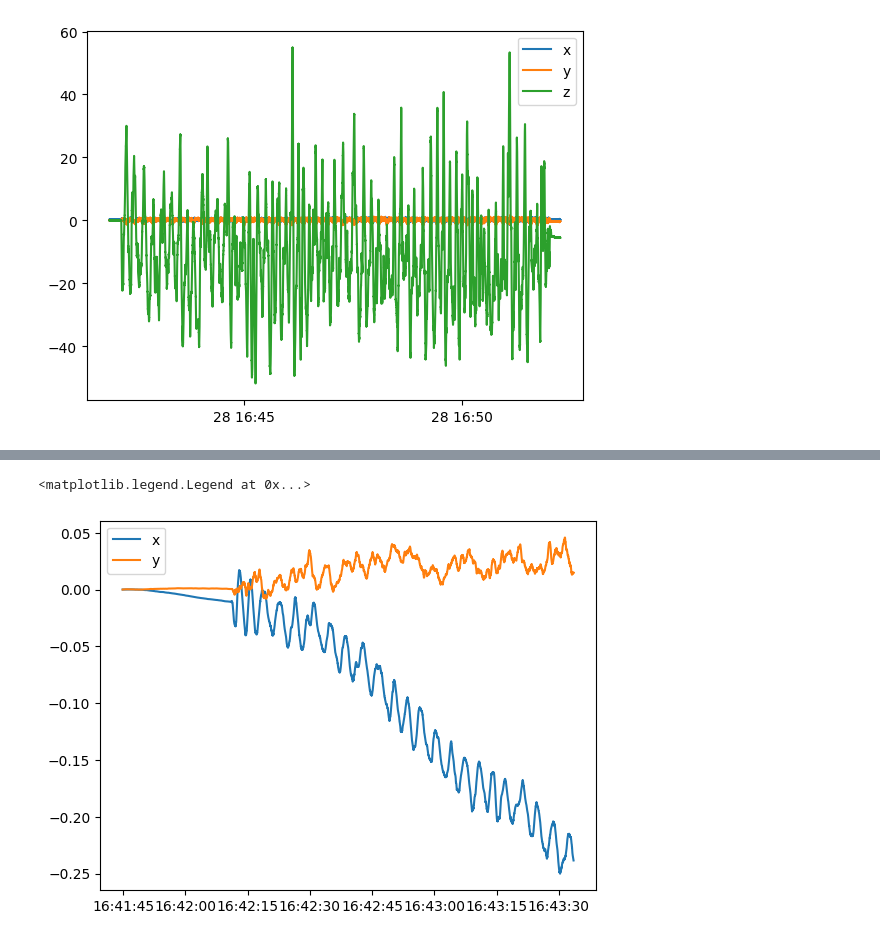
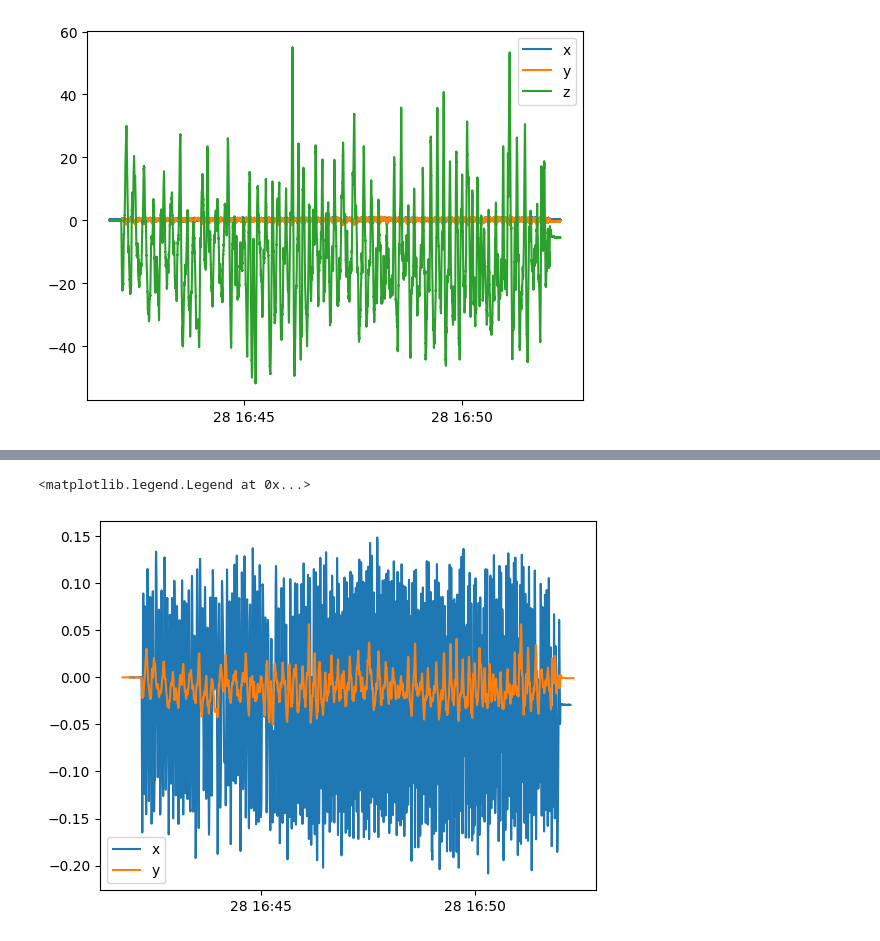
Before and after one commit to SujithChristopher/armbo_preliminary_work, a Jupyter notebook: simulation/ipy_notebooks/omniwheel_err_min.ipynb, the cells around one changed output, grey strips where cells are left out. Saved outputs shown, nothing was run; the diff lists cells and outputs as text; code cells hidden in the pictures.

```diff
--- a/simulation/ipy_notebooks/omniwheel_err_min.ipynb
+++ b/simulation/ipy_notebooks/omniwheel_err_min.ipynb
@@ -34,13 +35,14 @@ _base_pth
 # %% [output]
 'c:\\Users\\CMC\\Documents\\openposelibs\\pose\\armbo\\simulation\\..\\recording_programs\\test_data\\omni_9dof_feb_28_2023'
 # %%
-_sk_df = pd.read_csv(os.path.join(_base_pth, _folder_name, "imu01.csv"))
-_sk_df["rust_time"] = _sk_df["rust_time"].apply(lambda x: datetime.fromtimestamp(x))
-# rename columns
-_sk_df.rename(columns={"rust_time": "time", "e_fr":"e_t"}, inplace=True)
-_sk_df["e_t"] =  -_sk_df["e_t"]
-_sk_df["e_rr"] = -_sk_df["e_rr"]
-_sk_df["e_rl"] = _sk_df["e_rl"]
+_sk_df = pl.read_csv(os.path.join(_base_pth, _folder_name, "imu01.csv"))
+
+# convert unix epoc to datetime
+_sk_df = _sk_df.with_columns([pl.col("rust_time").apply(lambda x: datetime.fromtimestamp(x))])
+# _sk_df["rust_time"] = _sk_df["rust_time"].apply(lambda x: datetime.fromtimestamp(x))
+# rename columns rust_time to time
+_sk_df = _sk_df.rename({"rust_time": "time", "e_fr":"e_t"})
+_sk_df = _sk_df.to_pandas()
 # %%
 inx = 5000
 s_inx = 45000
@@ -61,12 +63,14 @@ y = (19.5/2)/100 # meters
 x = 7.5/100 # meters
 radius = 5.5/200 # meters
 
-df = _sk_df.copy()
+df = _sk_df
 df = set_zero(df)
-df, ang_col = get_angular_velocity(df, ang_per_increment=0.09, del_t=0.01)
+df, ang_col = get_angular_velocity(df, ang_per_increment=0.07, del_t=0.01)
 df, vel_col = get_directional_velocity(df, ang_col, radius=radius, x = x, y = y)
 df, col_names = get_position(df)
 df, _ang_name = get_orientation(df)
+
+# df = df.to_pandas()
 # %%
 sk_df = df[["time", "e_t", "e_rr", "e_rl"]]
 # %%
@@ -292,8 +199,8 @@ _disp_df = calculate_imu_displacement(_vel_df, filter_size=1, filter_order=1, ze
 # %%
-plt.plot(_vel_df["time"][:inx], _vel_df["vel_x"][:inx], label="x")
-plt.plot(_vel_df["time"][:inx], _vel_df["vel_y"][:inx], label="y")
-# plt.plot(_accel_df["time"][:inx], _accel_df["vel_z"][:inx], label="z")
+plt.plot(_m_df["time"], _mc_df["y"], label="x")
+plt.plot(df["time"], df["y_val"], label="y")
 plt.legend()
+# df.columns
 # %% [output]
 <matplotlib.legend.Legend at 0x...>
-[figure, old version]
+[figure, new version]
```
Also changed, not shown: parts of 16 cells of this notebook, 3 other files.
